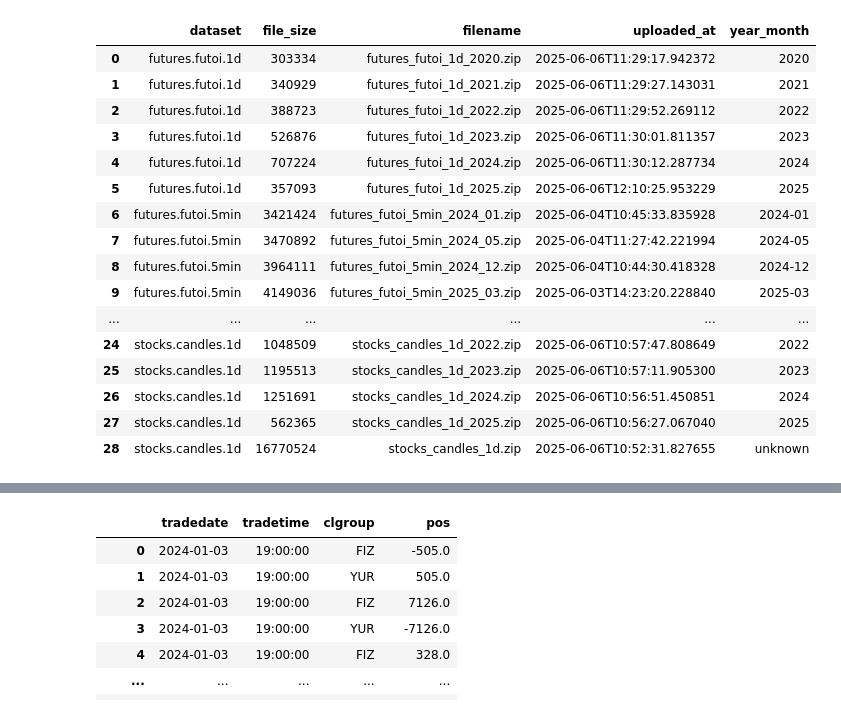
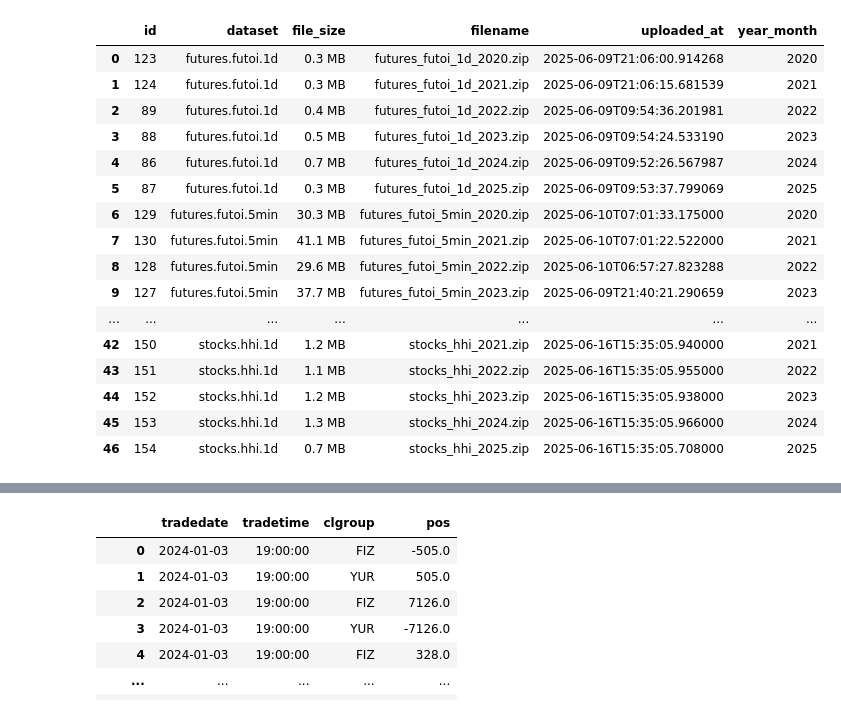
Before and after one commit to moexalgo/moexalgo, a Jupyter notebook: samples/ahdata.ipynb, the cells around one changed output, grey strips where cells are left out. Saved outputs shown, nothing was run; the diff lists cells and outputs as text; code cells hidden in the pictures.

Commit message:
ahdata v2

```diff
--- a/samples/ahdata.ipynb
+++ b/samples/ahdata.ipynb
@@ -3,23 +3,24 @@ import os
 from moexalgo import session, ahdata
 session.TOKEN = os.environ['APIKEY']
 # %%
-ahdata.files()
+files = ahdata.files()
+files
 # %% [output]
-|  | dataset | file_size | filename | uploaded_at | year_month |
-| 0 | futures.futoi.1d | 303334 | futures_futoi_1d_2020.zip | 2025-06-06T11:29:17.942372 | 2020 |
-| 1 | futures.futoi.1d | 340929 | futures_futoi_1d_2021.zip | 2025-06-06T11:29:27.143031 | 2021 |
-| 2 | futures.futoi.1d | 388723 | futures_futoi_1d_2022.zip | 2025-06-06T11:29:52.269112 | 2022 |
-| 3 | futures.futoi.1d | 526876 | futures_futoi_1d_2023.zip | 2025-06-06T11:30:01.811357 | 2023 |
-| 4 | futures.futoi.1d | 707224 | futures_futoi_1d_2024.zip | 2025-06-06T11:30:12.287734 | 2024 |
-| 5 | futures.futoi.1d | 357093 | futures_futoi_1d_2025.zip | 2025-06-06T12:10:25.953229 | 2025 |
-| 6 | futures.futoi.5min | 3421424 | futures_futoi_5min_2024_01.zip | 2025-06-04T10:45:33.835928 | 2024-01 |
-| 7 | futures.futoi.5min | 3470892 | futures_futoi_5min_2024_05.zip | 2025-06-04T11:27:42.221994 | 2024-05 |
-| 8 | futures.futoi.5min | 3964111 | futures_futoi_5min_2024_12.zip | 2025-06-04T10:44:30.418328 | 2024-12 |
-| 9 | futures.futoi.5min | 4149036 | futures_futoi_5min_2025_03.zip | 2025-06-03T14:23:20.228840 | 2025-03 |
-| ... | ... | ... | ... | ... | ... |
-| 24 | stocks.candles.1d | 1048509 | stocks_candles_1d_2022.zip | 2025-06-06T10:57:47.808649 | 2022 |
-| 25 | stocks.candles.1d | 1195513 | stocks_candles_1d_2023.zip | 2025-06-06T10:57:11.905300 | 2023 |
-| 26 | stocks.candles.1d | 1251691 | stocks_candles_1d_2024.zip | 2025-06-06T10:56:51.450851 | 2024 |
-| 27 | stocks.candles.1d | 562365 | stocks_candles_1d_2025.zip | 2025-06-06T10:56:27.067040 | 2025 |
-| 28 | stocks.candles.1d | 16770524 | stocks_candles_1d.zip | 2025-06-06T10:52:31.827655 | unknown |
+|  | id | dataset | file_size | filename | uploaded_at | year_month |
+| 0 | 123 | futures.futoi.1d | 0.3 MB | futures_futoi_1d_2020.zip | 2025-06-09T21:06:00.914268 | 2020 |
+| 1 | 124 | futures.futoi.1d | 0.3 MB | futures_futoi_1d_2021.zip | 2025-06-09T21:06:15.681539 | 2021 |
+| 2 | 89 | futures.futoi.1d | 0.4 MB | futures_futoi_1d_2022.zip | 2025-06-09T09:54:36.201981 | 2022 |
+| 3 | 88 | futures.futoi.1d | 0.5 MB | futures_futoi_1d_2023.zip | 2025-06-09T09:54:24.533190 | 2023 |
+| 4 | 86 | futures.futoi.1d | 0.7 MB | futures_futoi_1d_2024.zip | 2025-06-09T09:52:26.567987 | 2024 |
+| 5 | 87 | futures.futoi.1d | 0.3 MB | futures_futoi_1d_2025.zip | 2025-06-09T09:53:37.799069 | 2025 |
+| 6 | 129 | futures.futoi.5min | 30.3 MB | futures_futoi_5min_2020.zip | 2025-06-10T07:01:33.175000 | 2020 |
+| 7 | 130 | futures.futoi.5min | 41.1 MB | futures_futoi_5min_2021.zip | 2025-06-10T07:01:22.522000 | 2021 |
+| 8 | 128 | futures.futoi.5min | 29.6 MB | futures_futoi_5min_2022.zip | 2025-06-10T06:57:27.823288 | 2022 |
+| 9 | 127 | futures.futoi.5min | 37.7 MB | futures_futoi_5min_2023.zip | 2025-06-09T21:40:21.290659 | 2023 |
+| ... | ... | ... | ... | ... | ... | ... |
+| 42 | 150 | stocks.hhi.1d | 1.2 MB | stocks_hhi_2021.zip | 2025-06-16T15:35:05.940000 | 2021 |
+| 43 | 151 | stocks.hhi.1d | 1.1 MB | stocks_hhi_2022.zip | 2025-06-16T15:35:05.955000 | 2022 |
+| 44 | 152 | stocks.hhi.1d | 1.2 MB | stocks_hhi_2023.zip | 2025-06-16T15:35:05.938000 | 2023 |
+| 45 | 153 | stocks.hhi.1d | 1.3 MB | stocks_hhi_2024.zip | 2025-06-16T15:35:05.966000 | 2024 |
+| 46 | 154 | stocks.hhi.1d | 0.7 MB | stocks_hhi_2025.zip | 2025-06-16T15:35:05.708000 | 2025 |
 # %%
```
Also changed, not shown: parts of 1 cell of this notebook, 10 other files.
